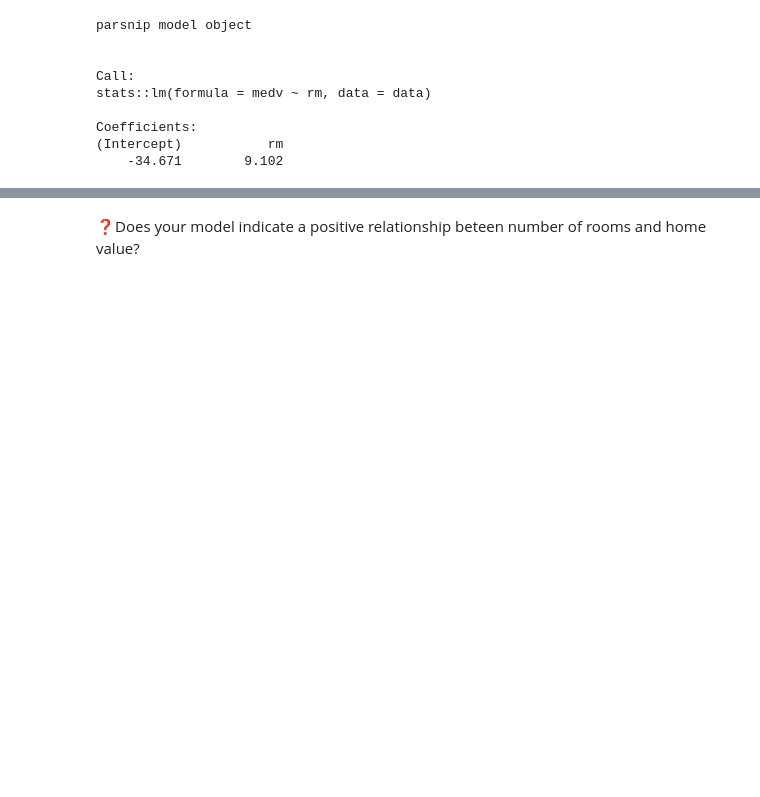
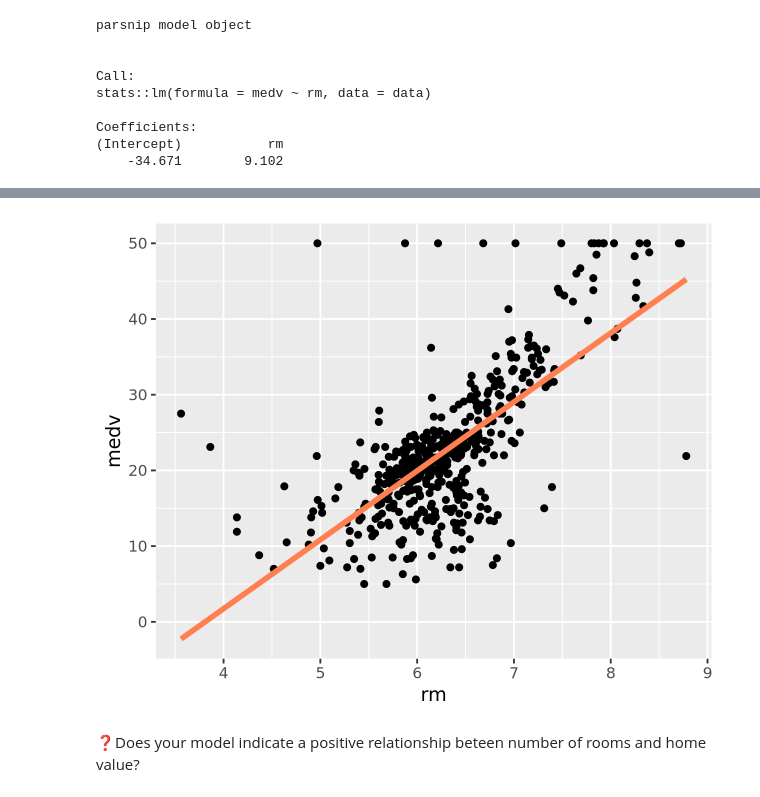
Before and after one commit to UNC-DATA-730/unit-3-assignment-Winnieunc, a Jupyter notebook: assignment3.ipynb, the cells around one changed output, grey strips where cells are left out. Saved outputs shown, nothing was run; the diff lists cells and outputs as text; code cells hidden in the pictures; blank space fills up the shorter version.

```diff
--- a/assignment3.ipynb
+++ b/assignment3.ipynb
@@ -146,9 +145,9 @@ In cells below, build a model of `medv` with the `rm` variable as a predictor.
 # rm - average number of rooms per dwelling.
 # medv - median value of owner-occupied homes in$1000s.
 
-mod_fit = mod |> fit(medv ~ rm, data = Boston)
+mod_fit2 = mod |> fit(medv ~ rm, data = Boston)
 
-mod_fit
+mod_fit2
 # %% [output]
 parsnip model object
 
@@ -161,0 +169,3 @@ Coefficients:
+# %%
+Boston3 = augment(mod_fit2, Boston)
+head(Boston3)
@@ -162,3 +182,9 @@ Coefficients:
+# %%
+ ggplot(Boston3, aes(x = rm)) +
+    geom_point(aes(y = medv)) +
+    geom_line(aes(y = .pred), color = 'coral', linewidth = 1.5)
+# %% [output]
+[figure, added]
 # %% [markdown]
 ❓Does your model indicate a positive relationship beteen number of rooms and home value?
 # %% [markdown]
```
Also changed, not shown: parts of 7 cells of this notebook.
